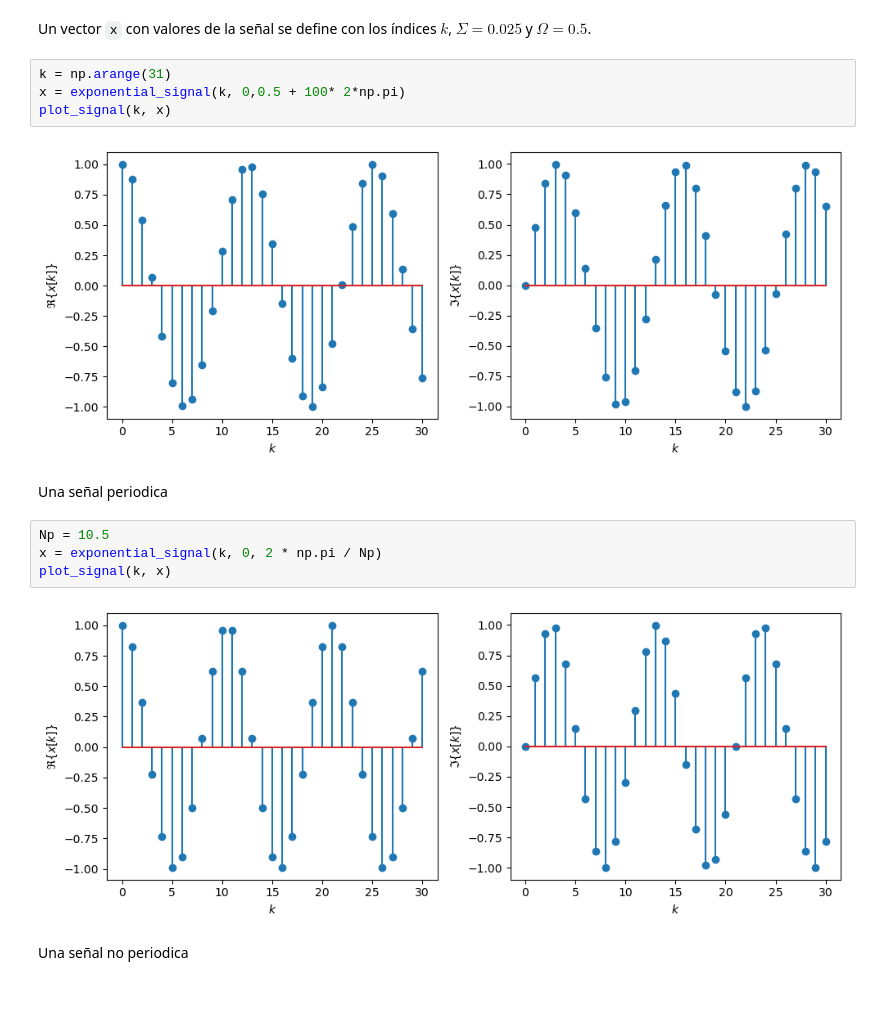
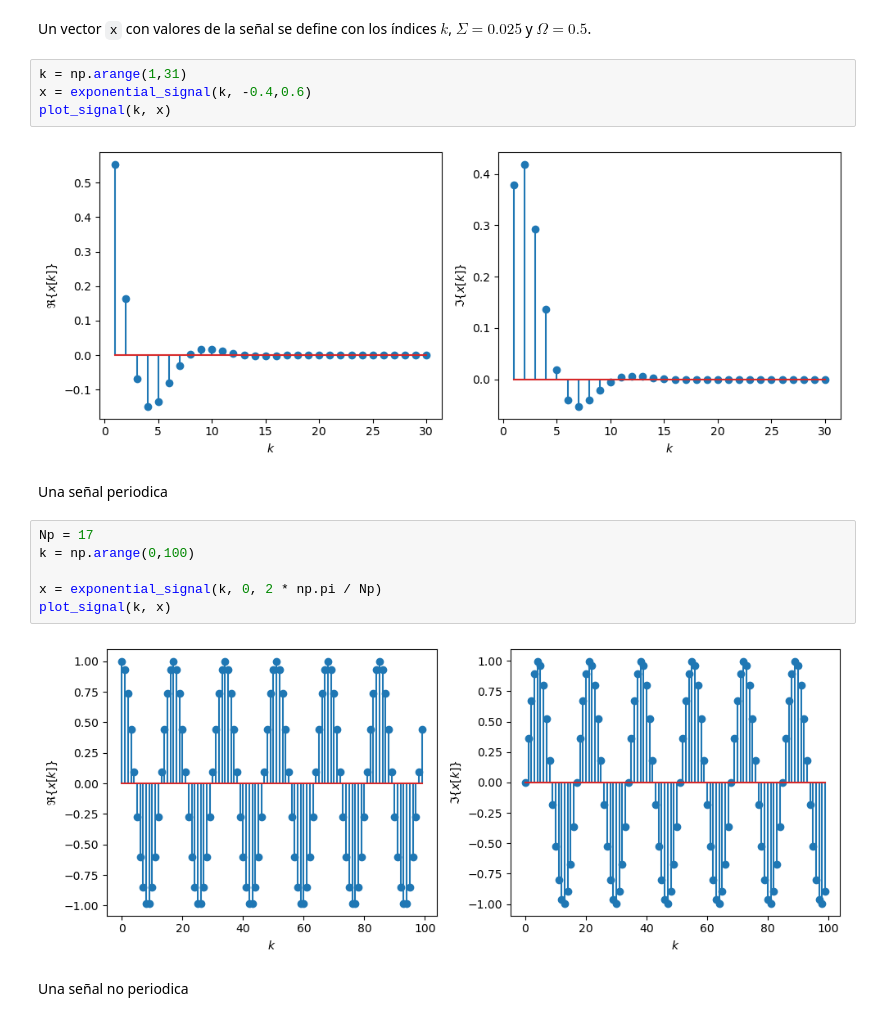
Before and after one commit to pierrediazp/Se-ales_y_Sistemas, a Jupyter notebook: SenalesEstandarTD.ipynb, the cells around one changed output. Drawn from its saved outputs; the diff is of its cells as text.

```diff
--- a/SenalesEstandarTD.ipynb
+++ b/SenalesEstandarTD.ipynb
@@ -134,19 +134,21 @@ def plot_signal(k, x):
 # %% [markdown]
 Un vector `x` con valores de la señal se define con los índices $k$, $\Sigma = 0.025$ y $\Omega = 0.5$.
 # %%
-k = np.arange(31)
-x = exponential_signal(k, 0,0.5 + 100* 2*np.pi)
+k = np.arange(1,31)
+x = exponential_signal(k, -0.4,0.6)
 plot_signal(k, x)
 # %% [output]
-[figure, old version]
+[figure, new version]
 # %% [markdown]
 Una señal periodica
 # %%
-Np = 10.5
+Np = 17
+k = np.arange(0,100)
+
 x = exponential_signal(k, 0, 2 * np.pi / Np)
 plot_signal(k, x)
 # %% [output]
-[figure, old version]
+[figure, new version]
 # %% [markdown]
 Una señal no periodica
 # %%
```
Also changed, not shown: parts of 14 cells of this notebook, 4 other files.
